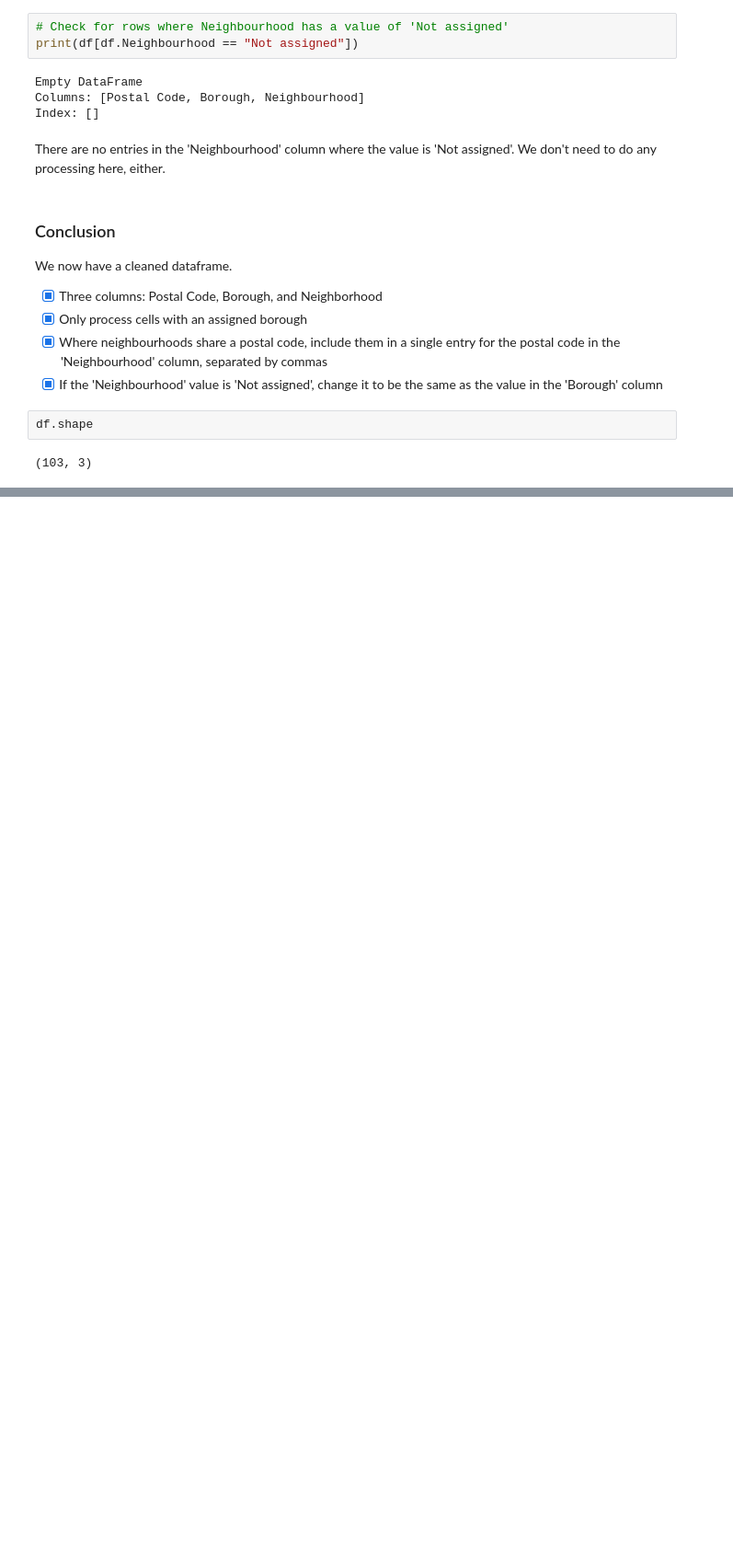
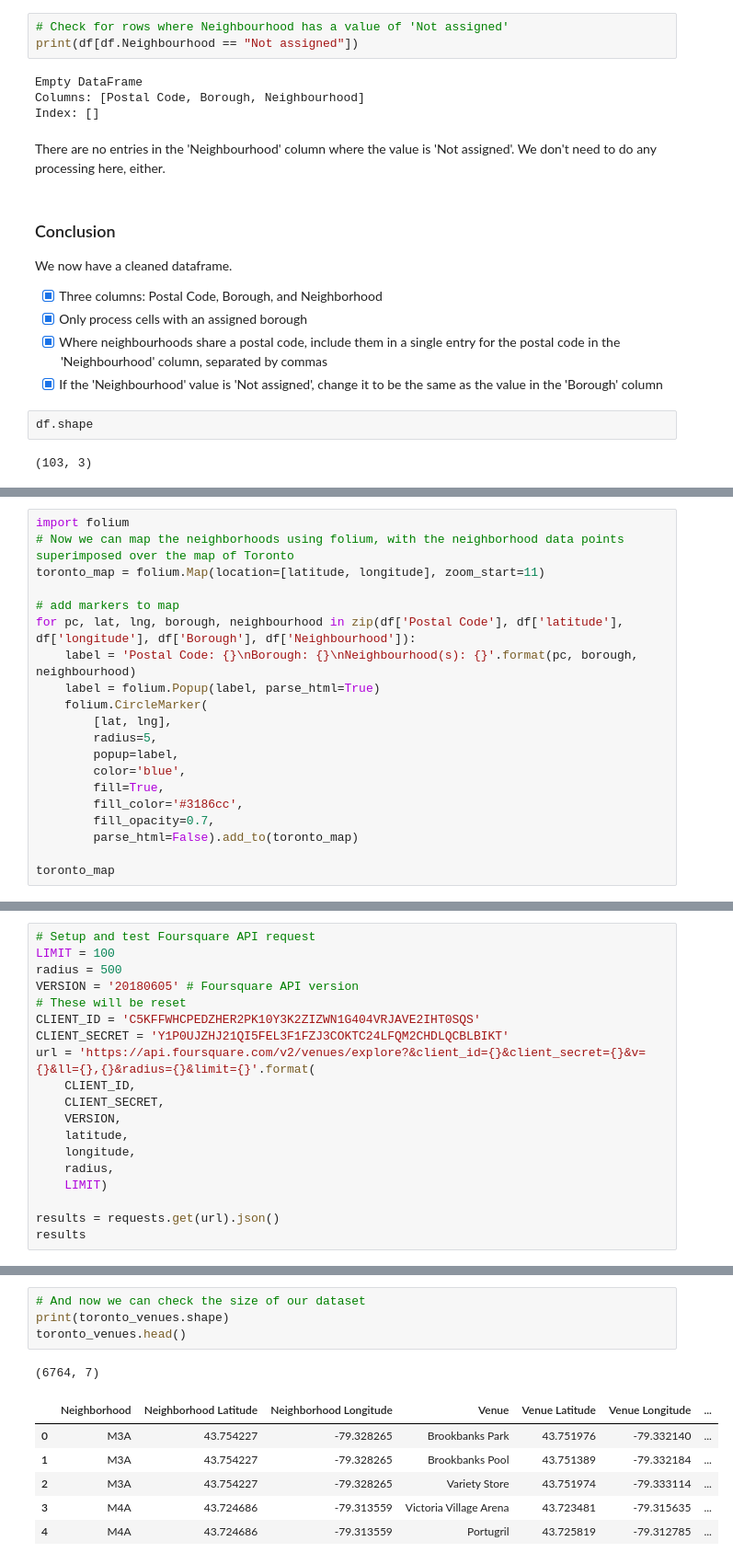
Before and after one commit to tylerkkp/Coursera_Capstone, a Jupyter notebook: ds_capstone_wk3.ipynb, the cells around one changed output, grey strips where cells are left out. Shown: that part at 92% size. Drawn from its saved outputs; the diff is of its cells as text; blank space fills up the shorter version.

```diff
--- a/ds_capstone_wk3.ipynb
+++ b/ds_capstone_wk3.ipynb
@@ -102,0 +171,20 @@ df.shape
+# %%
+import folium
+# Now we can map the neighborhoods using folium, with the neighborhood data points superimposed over the map of Toronto
+toronto_map = folium.Map(location=[latitude, longitude], zoom_start=11)
+
+# add markers to map
+for pc, lat, lng, borough, neighbourhood in zip(df['Postal Code'], df['latitude'], df['longitude'], df['Borough'], df['Neighbourhood']):
+    label = 'Postal Code: {}\nBorough: {}\nNeighbourhood(s): {}'.format(pc, borough, neighbourhood)
+    label = folium.Popup(label, parse_html=True)
+    folium.CircleMarker(
+        [lat, lng],
+        radius=5,
+        popup=label,
+        color='blue',
+        fill=True,
+        fill_color='#3186cc',
+        fill_opacity=0.7,
+        parse_html=False).add_to(toronto_map)
+
+toronto_map
@@ -102,0 +195,19 @@ df.shape
+# %%
+# Setup and test Foursquare API request
+LIMIT = 100
+radius = 500
+VERSION = '20180605' # Foursquare API version
+# These will be reset
+CLIENT_ID = 'C5KFFWHCPEDZHER2PK10Y3K2ZIZWN1G404VRJAVE2IHT0SQS'
+CLIENT_SECRET = 'Y1P0UJZHJ21QI5FEL3F1FZJ3COKTC24LFQM2CHDLQCBLBIKT'
+url = 'https://api.foursquare.com/v2/venues/explore?&client_id={}&client_secret={}&v={}&ll={},{}&radius={}&limit={}'.format(
+    CLIENT_ID,
+    CLIENT_SECRET,
+    VERSION,
+    latitude,
+    longitude,
+    radius,
+    LIMIT)
+
+results = requests.get(url).json()
+results
@@ -102,0 +299,12 @@ df.shape
+# %%
+# And now we can check the size of our dataset
+print(toronto_venues.shape)
+toronto_venues.head()
+# %% [output]
+(6764, 7)
+|  | Neighborhood | Neighborhood Latitude | Neighborhood Longitude | Venue | Venue Latitude | Venue Longitude | ... |
+| 0 | M3A | 43.754227 | -79.328265 | Brookbanks Park | 43.751976 | -79.332140 | ... |
+| 1 | M3A | 43.754227 | -79.328265 | Brookbanks Pool | 43.751389 | -79.332184 | ... |
+| 2 | M3A | 43.754227 | -79.328265 | Variety Store | 43.751974 | -79.333114 | ... |
+| 3 | M4A | 43.724686 | -79.313559 | Victoria Village Arena | 43.723481 | -79.315635 | ... |
+| 4 | M4A | 43.724686 | -79.313559 | Portugril | 43.725819 | -79.312785 | ... |
```
Also changed, not shown: parts of 17 cells of this notebook.
